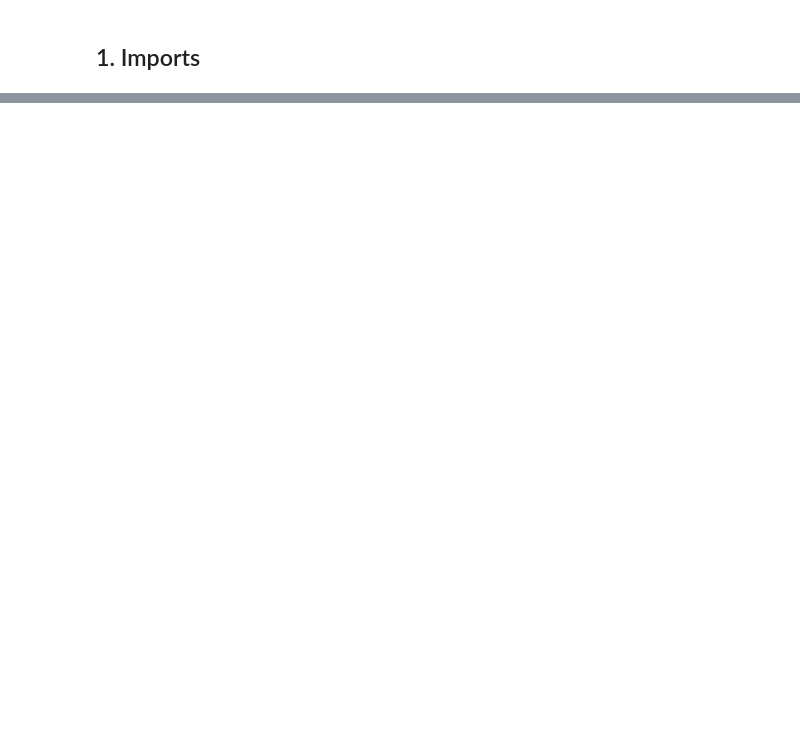
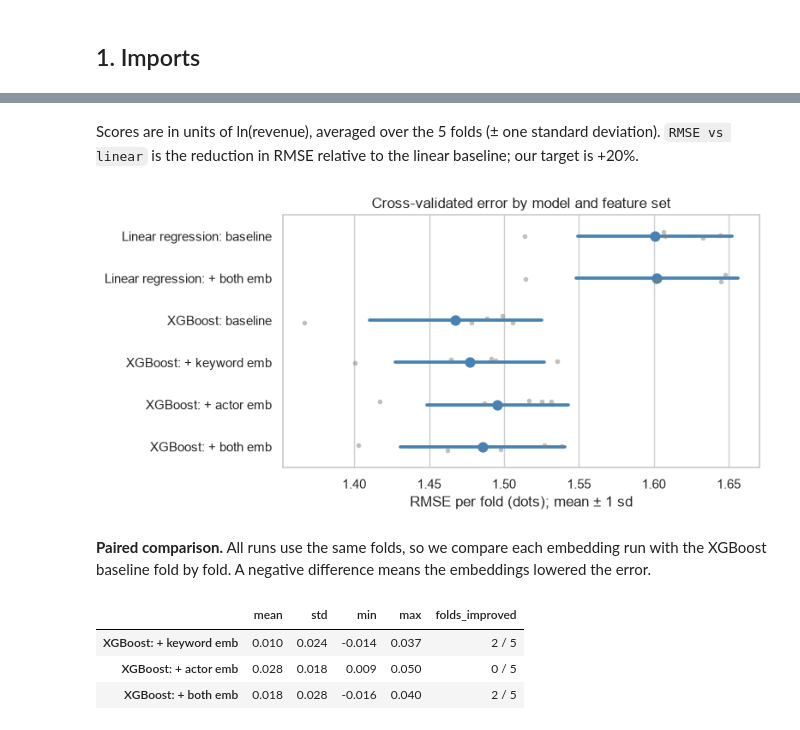
Before and after one commit to Erdos-Projects/fall-2026-executive-producers, a Jupyter notebook: notebooks/xgboost_revenue.ipynb, the cells around one changed output, grey strips where cells are left out. Saved outputs shown, nothing was run; the diff lists cells and outputs as text; code cells hidden in the pictures; blank space fills up the shorter version.

```diff
--- a/notebooks/xgboost_revenue.ipynb
+++ b/notebooks/xgboost_revenue.ipynb
@@ -331,0 +222,12 @@ plt.tight_layout()
+# %%
+X_all = pd.concat([F, track, cat, genre, df[kw_cols + actor_cols]], axis=1)
+
+baseline = list(F.columns) + list(track.columns) + list(cat.columns) + list(genre.columns)
+feature_sets = {
+    "baseline": baseline,
+    "+ keyword emb": baseline + kw_cols,
+    "+ actor emb": baseline + actor_cols,
+    "+ both emb": baseline + kw_cols + actor_cols,
+}
+for name, cols in feature_sets.items():
+    print(f"{name:15s} {len(cols):3d} features")
@@ -331,0 +298,22 @@ plt.tight_layout()
+# %%
+runs = {
+    "Linear regression: baseline": ("linear", feature_sets["baseline"]),
+    "Linear regression: + both emb": ("linear", feature_sets["+ both emb"]),
+    "XGBoost: baseline": ("xgb", feature_sets["baseline"]),
+    "XGBoost: + keyword emb": ("xgb", feature_sets["+ keyword emb"]),
+    "XGBoost: + actor emb": ("xgb", feature_sets["+ actor emb"]),
+    "XGBoost: + both emb": ("xgb", feature_sets["+ both emb"]),
+}
+
+X_dev, y_dev = X_all[dev], y[dev]
+folds = list(KFold(n_splits=5, shuffle=True, random_state=42).split(X_dev))
+
+fold_scores = []
+for run, (kind, cols) in runs.items():
+    for k, (i_tr, i_va) in enumerate(folds):
+        X_tr, X_va = X_dev.iloc[i_tr][cols], X_dev.iloc[i_va][cols]
+        y_tr, y_va = y_dev.iloc[i_tr], y_dev.iloc[i_va]
+        model = make_linear().fit(X_tr, y_tr) if kind == "linear" else fit_xgb(X_tr, y_tr)
+        fold_scores.append({"run": run, "fold": k, **scores(y_va, model.predict(X_va))})
+
+fold_scores = pd.DataFrame(fold_scores)
@@ -331,0 +337,29 @@ plt.tight_layout()
+# %% [markdown]
+Scores are in units of ln(revenue), averaged over the 5 folds (± one standard deviation). `RMSE vs linear` is the reduction in RMSE relative to the linear baseline; our target is +20%.
+# %%
+fig, ax = plt.subplots(figsize=(8, 4))
+order = list(runs)
+sns.pointplot(data=fold_scores, y="run", x="RMSE", order=order, errorbar="sd",
+              linestyles="none", color="steelblue", ax=ax)
+sns.stripplot(data=fold_scores, y="run", x="RMSE", order=order, color="gray", alpha=0.5, size=4, ax=ax)
+ax.set_ylabel("")
+ax.set_xlabel("RMSE per fold (dots); mean ± 1 sd")
+ax.set_title("Cross-validated error by model and feature set")
+plt.tight_layout()
+# %% [output]
+[figure, added]
+# %% [markdown]
+**Paired comparison.** All runs use the same folds, so we compare each embedding run with the XGBoost baseline fold by fold. A negative difference means the embeddings lowered the error.
+# %%
+wide = fold_scores.pivot(index="fold", columns="run", values="RMSE")
+diff = pd.DataFrame({
+    run: wide[run] - wide["XGBoost: baseline"]
+    for run in ["XGBoost: + keyword emb", "XGBoost: + actor emb", "XGBoost: + both emb"]
+})
+diff.agg(["mean", "std", "min", "max"]).T.round(3).assign(
+    folds_improved=(diff < 0).sum().astype(str) + " / 5")
+# %% [output]
+|  | mean | std | min | max | folds_improved |
+| XGBoost: + keyword emb | 0.010 | 0.024 | -0.014 | 0.037 | 2 / 5 |
+| XGBoost: + actor emb | 0.028 | 0.018 | 0.009 | 0.050 | 0 / 5 |
+| XGBoost: + both emb | 0.018 | 0.028 | -0.016 | 0.040 | 2 / 5 |
```
Also changed, not shown: parts of 59 cells of this notebook.
